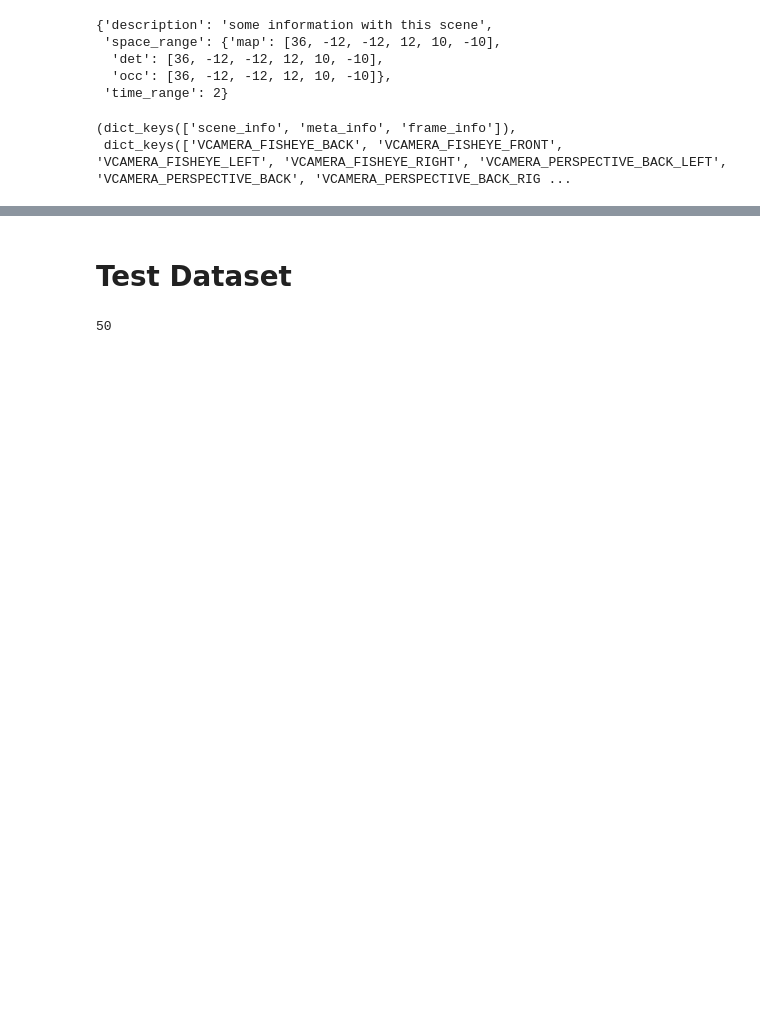
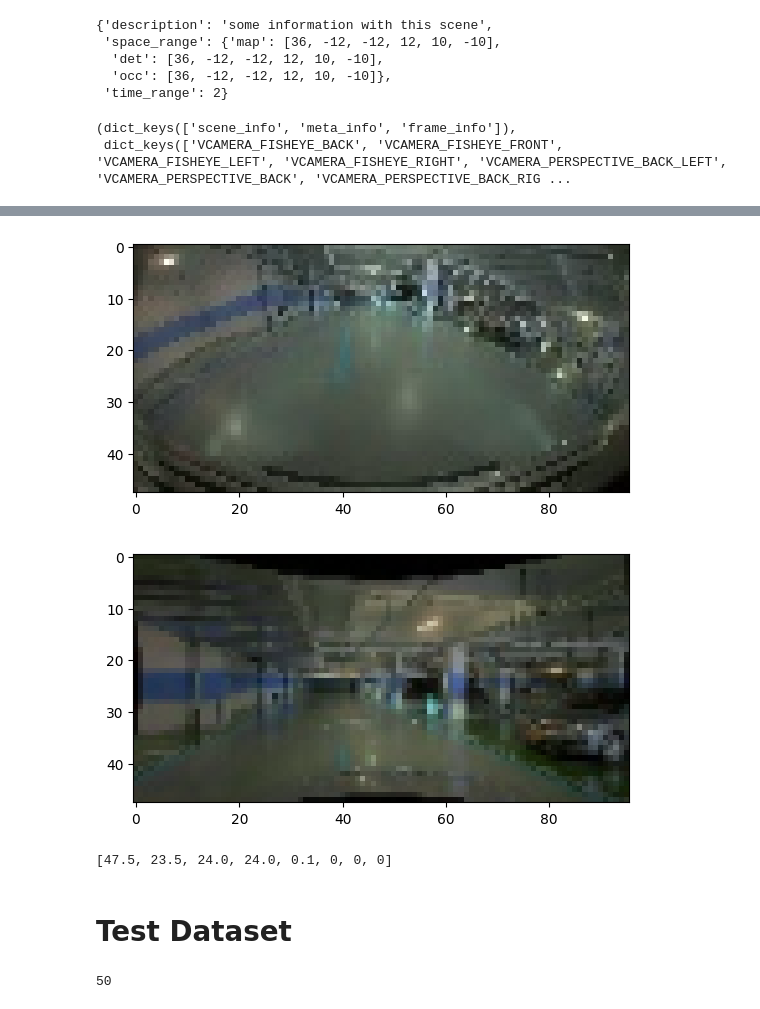
Before and after one commit to Motovis-lab/prefusion_maptrv2, a Jupyter notebook: ipynb/unit_tests.ipynb, the cells around one changed output, grey strips where cells are left out. Saved outputs shown, nothing was run; the diff lists cells and outputs as text; code cells hidden in the pictures; blank space fills up the shorter version.

```diff
--- a/ipynb/unit_tests.ipynb
+++ b/ipynb/unit_tests.ipynb
@@ -46,3 +227,11 @@ scene['scene_info']['camera_mask']['VCAMERA_FISHEYE_FRONT']
+# %%
+plt.imshow(fisheye_image.img); plt.show()
+plt.imshow(perspective_image.img); plt.show()
+fisheye_image.intrinsic
+# %% [output]
+[figure, added]
+[figure, added]
+[47.5, 23.5, 24.0, 24.0, 0.1, 0, 0, 0]
 # %% [markdown]
 # Test Dataset
 # %%
```
Also changed, not shown: parts of 21 cells of this notebook, 5 other files.
